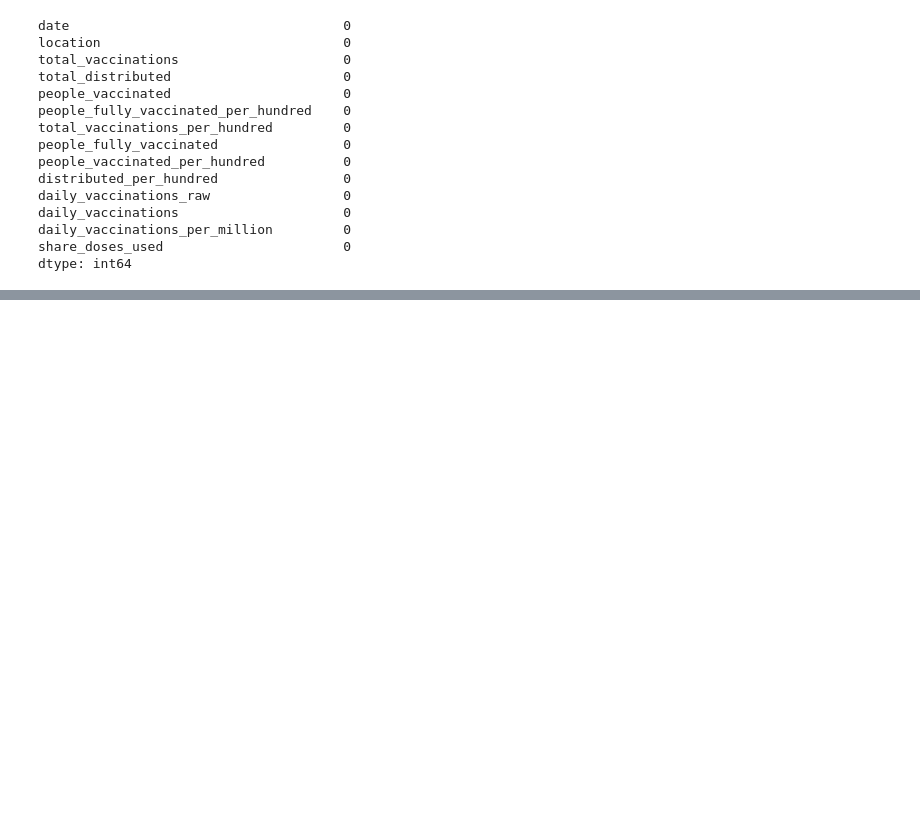
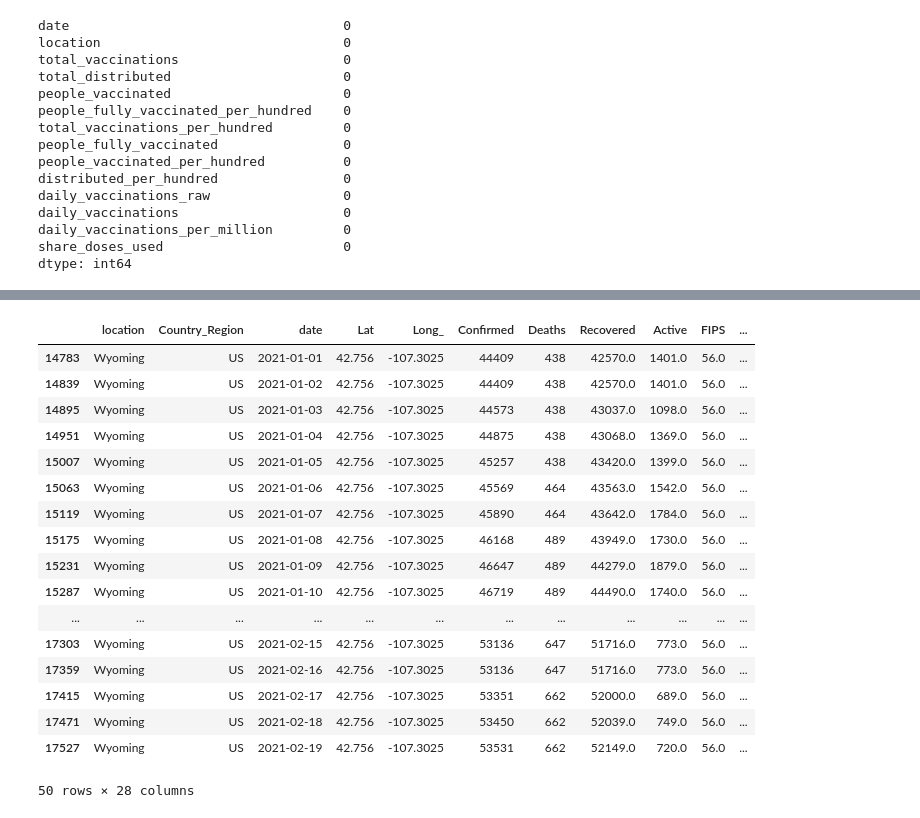
Before and after one commit to DSNortsev/CSE696-CECS_PROJECT, a Jupyter notebook: CSE_Project.ipynb, the cells around one changed output, grey strips where cells are left out. Saved outputs shown, nothing was run; the diff lists cells and outputs as text; code cells hidden in the pictures; blank space fills up the shorter version.

```diff
--- a/CSE_Project.ipynb
+++ b/CSE_Project.ipynb
@@ -584,0 +569,7 @@ vac_state_data
+# %%
+# Merge two Dataframes together
+complete_df = pd.merge(covid_data,
+                       vac_state_data,
+                       on=['date', 'location'],
+                       how='left')
+complete_df
@@ -584,0 +590,25 @@ vac_state_data
+# %%
+# Forward prapogate values
+complete_df = complete_df.groupby('location').apply(lambda x: x.interpolate(method='linear'))
+# Fill out all missing values with 0
+complete_df.fillna(0, inplace =True)
+complete_df[complete_df['location'] == 'Wyoming'].iloc[-50:]
+# %% [output]
+|  | location | Country_Region | date | Lat | Long_ | Confirmed | Deaths | Recovered | Active | FIPS | ... |
+| 14783 | Wyoming | US | 2021-01-01 | 42.756 | -107.3025 | 44409 | 438 | 42570.0 | 1401.0 | 56.0 | ... |
+| 14839 | Wyoming | US | 2021-01-02 | 42.756 | -107.3025 | 44409 | 438 | 42570.0 | 1401.0 | 56.0 | ... |
+| 14895 | Wyoming | US | 2021-01-03 | 42.756 | -107.3025 | 44573 | 438 | 43037.0 | 1098.0 | 56.0 | ... |
+| 14951 | Wyoming | US | 2021-01-04 | 42.756 | -107.3025 | 44875 | 438 | 43068.0 | 1369.0 | 56.0 | ... |
+| 15007 | Wyoming | US | 2021-01-05 | 42.756 | -107.3025 | 45257 | 438 | 43420.0 | 1399.0 | 56.0 | ... |
+| 15063 | Wyoming | US | 2021-01-06 | 42.756 | -107.3025 | 45569 | 464 | 43563.0 | 1542.0 | 56.0 | ... |
+| 15119 | Wyoming | US | 2021-01-07 | 42.756 | -107.3025 | 45890 | 464 | 43642.0 | 1784.0 | 56.0 | ... |
+| 15175 | Wyoming | US | 2021-01-08 | 42.756 | -107.3025 | 46168 | 489 | 43949.0 | 1730.0 | 56.0 | ... |
+| 15231 | Wyoming | US | 2021-01-09 | 42.756 | -107.3025 | 46647 | 489 | 44279.0 | 1879.0 | 56.0 | ... |
+| 15287 | Wyoming | US | 2021-01-10 | 42.756 | -107.3025 | 46719 | 489 | 44490.0 | 1740.0 | 56.0 | ... |
+| ... | ... | ... | ... | ... | ... | ... | ... | ... | ... | ... | ... |
+| 17303 | Wyoming | US | 2021-02-15 | 42.756 | -107.3025 | 53136 | 647 | 51716.0 | 773.0 | 56.0 | ... |
+| 17359 | Wyoming | US | 2021-02-16 | 42.756 | -107.3025 | 53136 | 647 | 51716.0 | 773.0 | 56.0 | ... |
+| 17415 | Wyoming | US | 2021-02-17 | 42.756 | -107.3025 | 53351 | 662 | 52000.0 | 689.0 | 56.0 | ... |
+| 17471 | Wyoming | US | 2021-02-18 | 42.756 | -107.3025 | 53450 | 662 | 52039.0 | 749.0 | 56.0 | ... |
+| 17527 | Wyoming | US | 2021-02-19 | 42.756 | -107.3025 | 53531 | 662 | 52149.0 | 720.0 | 56.0 | ... |
+50 rows × 28 columns
```
Also changed, not shown: parts of 46 cells of this notebook, 1 other file.
